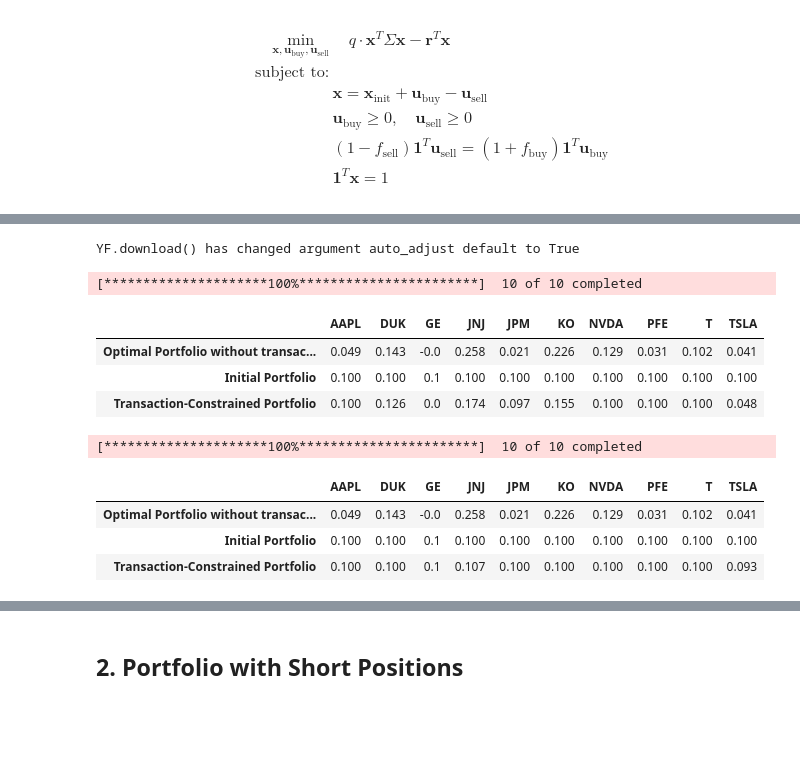
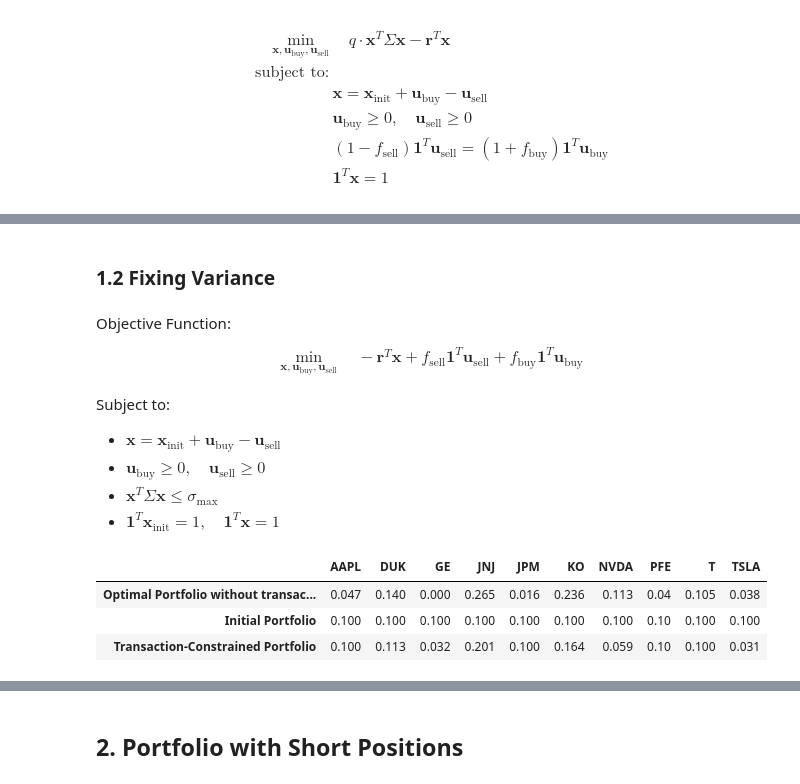
Before and after one commit to jchhong/math441-convex-opt, a Jupyter notebook: main.ipynb, the cells around one changed output, grey strips where cells are left out. Drawn from its saved outputs; the diff is of its cells as text; code cells hidden in the pictures; blank space fills up the shorter version.

Commit message:
changed model with transaction cost

```diff
--- a/main.ipynb
+++ b/main.ipynb
@@ -101,0 +156,19 @@ class Portfolio:
+# %%
+# When transaction costs are moderate, the optimal portfolio moves towards the optimal portfolio without transaction costs.
+tickers = ["TSLA", "NVDA", "AAPL", "JPM", "JNJ", "KO", "DUK", "T", "GE", "PFE"]
+portfolio = Portfolio(tickers,"2014-12-31","2024-12-31",3)
+opt_x = portfolio.calculate_optimal_x()
+x_init = np.full(10, 0.1)
+opt_x_trans1, *_ = portfolio.calculate_optimal_with_transaction_costs(x_init,0.008,0.008)
+opt_x_trans2, *_ = portfolio.calculate_optimal_with_transaction_costs(x_init,0.02,0.02)
+opt_x_trans3, *_ = portfolio.calculate_optimal_with_transaction_costs(x_init,0.00001,0.00001)
+
+result_df = pd.DataFrame(
+    [opt_x, x_init, opt_x_trans1, opt_x_trans2, opt_x_trans3],
+    columns=portfolio.get_tickers(),
+    index=["Optimal Portfolio without transaction costs", "Initial Portfolio", "Transaction-Constrained (0.008)",
+            "Transaction-Constrained (0.020)", "Transaction-Constrained (0.00001)"]
+).round(3)
+
+print(sum(opt_x_trans1), sum(opt_x_trans2), sum(opt_x_trans3))
+result_df
@@ -102,43 +185,32 @@ class Portfolio:
+# %% [markdown]
+### 1.2 Fixing Variance
+# %% [markdown]
+Objective Function:
+\begin{align*}
+\min_{\mathbf{x}, \mathbf{u}_{\text{buy}}, \mathbf{u}_{\text{sell}}} & \quad  - \mathbf{r}^T \mathbf{x} + f_{\text{sell}} \mathbf{1}^T \mathbf{u}_{\text{sell}} + f_{\text{buy}} \mathbf{1}^T \mathbf{u}_{\text{buy}}
+\end{align*}
+
+Subject to:
+
+* $\mathbf{x} = \mathbf{x}_{\text{init}} + \mathbf{u}_{\text{buy}} - \mathbf{u}_{\text{sell}}$
+* $\mathbf{u}_{\text{buy}} \ge 0, \quad \mathbf{u}_{\text{sell}} \ge 0$
+* $\mathbf{x}^T \Sigma \mathbf{x} \le \sigma_{\max}$
+* $\mathbf{1}^T\mathbf{x}_{\text{init}} = 1, \quad \mathbf{1}^T\mathbf{x} = 1$
 # %%
 # When transaction costs are moderate, the optimal portfolio moves towards the optimal portfolio without transaction costs.
-tickers = ["TSLA", "NVDA", "AAPL", "JPM", "JNJ", "KO", "DUK", "T", "GE", "PFE"]
-portfolio = Portfolio(tickers,"2014-12-31","2024-12-31",10)
-opt_x = portfolio.calculate_optimal_x()
+opt_x = portfolio.calculate_optimal_x_fix_var(0.0001)
 x_init = np.full(10, 0.1)
-opt_x_trans, *_ = portfolio.calculate_optimal_with_transaction_costs(x_init,0.0001,0.0001)
+opt_x_trans, *_ = portfolio.calculate_optimal_with_transaction_costs_fix_var(x_init,0.001,0.001,0.0001)
 
 result_df = pd.DataFrame(
     [opt_x, x_init, opt_x_trans],
     columns=portfolio.get_tickers(),
     index=["Optimal Portfolio without transaction costs", "Initial Portfolio", "Transaction-Constrained Portfolio"]
 ).round(3)
 
 result_df
 # %% [output]
-YF.download() has changed argument auto_adjust default to True
-[*********************100%***********************]  10 of 10 completed
 |  | AAPL | DUK | GE | JNJ | JPM | KO | NVDA | PFE | T | TSLA |
-| Optimal Portfolio without transac... | 0.049 | 0.143 | -0.0 | 0.258 | 0.021 | 0.226 | 0.129 | 0.031 | 0.102 | 0.041 |
-| Initial Portfolio | 0.100 | 0.100 | 0.1 | 0.100 | 0.100 | 0.100 | 0.100 | 0.100 | 0.100 | 0.100 |
-| Transaction-Constrained Portfolio | 0.100 | 0.126 | 0.0 | 0.174 | 0.097 | 0.155 | 0.100 | 0.100 | 0.100 | 0.048 |
+| Optimal Portfolio without transac... | 0.047 | 0.140 | 0.000 | 0.265 | 0.016 | 0.236 | 0.113 | 0.04 | 0.105 | 0.038 |
+| Initial Portfolio | 0.100 | 0.100 | 0.100 | 0.100 | 0.100 | 0.100 | 0.100 | 0.10 | 0.100 | 0.100 |
+| Transaction-Constrained Portfolio | 0.100 | 0.113 | 0.032 | 0.201 | 0.100 | 0.164 | 0.059 | 0.10 | 0.100 | 0.031 |
-# %%
-# When transaction costs are high, the optimal portfolio is almost the same as the initial portfolio
-tickers = ["TSLA", "NVDA", "AAPL", "JPM", "JNJ", "KO", "DUK", "T", "GE", "PFE"]
-portfolio = Portfolio(tickers,"2014-12-31","2024-12-31",10)
-opt_x = portfolio.calculate_optimal_x()
-x_init = np.full(10, 0.1)
-opt_x_trans, *_ = portfolio.calculate_optimal_with_transaction_costs(x_init,0.0009,0.0009)
-
-result_df = pd.DataFrame(
-    [opt_x, x_init, opt_x_trans],
-    columns=portfolio.get_tickers(),
-    index=["Optimal Portfolio without transaction costs", "Initial Portfolio", "Transaction-Constrained Portfolio"]
-).round(3)
-
-result_df
-# %% [output]
-[*********************100%***********************]  10 of 10 completed
-|  | AAPL | DUK | GE | JNJ | JPM | KO | NVDA | PFE | T | TSLA |
-| Optimal Portfolio without transac... | 0.049 | 0.143 | -0.0 | 0.258 | 0.021 | 0.226 | 0.129 | 0.031 | 0.102 | 0.041 |
-| Initial Portfolio | 0.100 | 0.100 | 0.1 | 0.100 | 0.100 | 0.100 | 0.100 | 0.100 | 0.100 | 0.100 |
-| Transaction-Constrained Portfolio | 0.100 | 0.100 | 0.1 | 0.107 | 0.100 | 0.100 | 0.100 | 0.100 | 0.100 | 0.093 |
```
Also changed, not shown: parts of 14 cells of this notebook, 1 other file.
